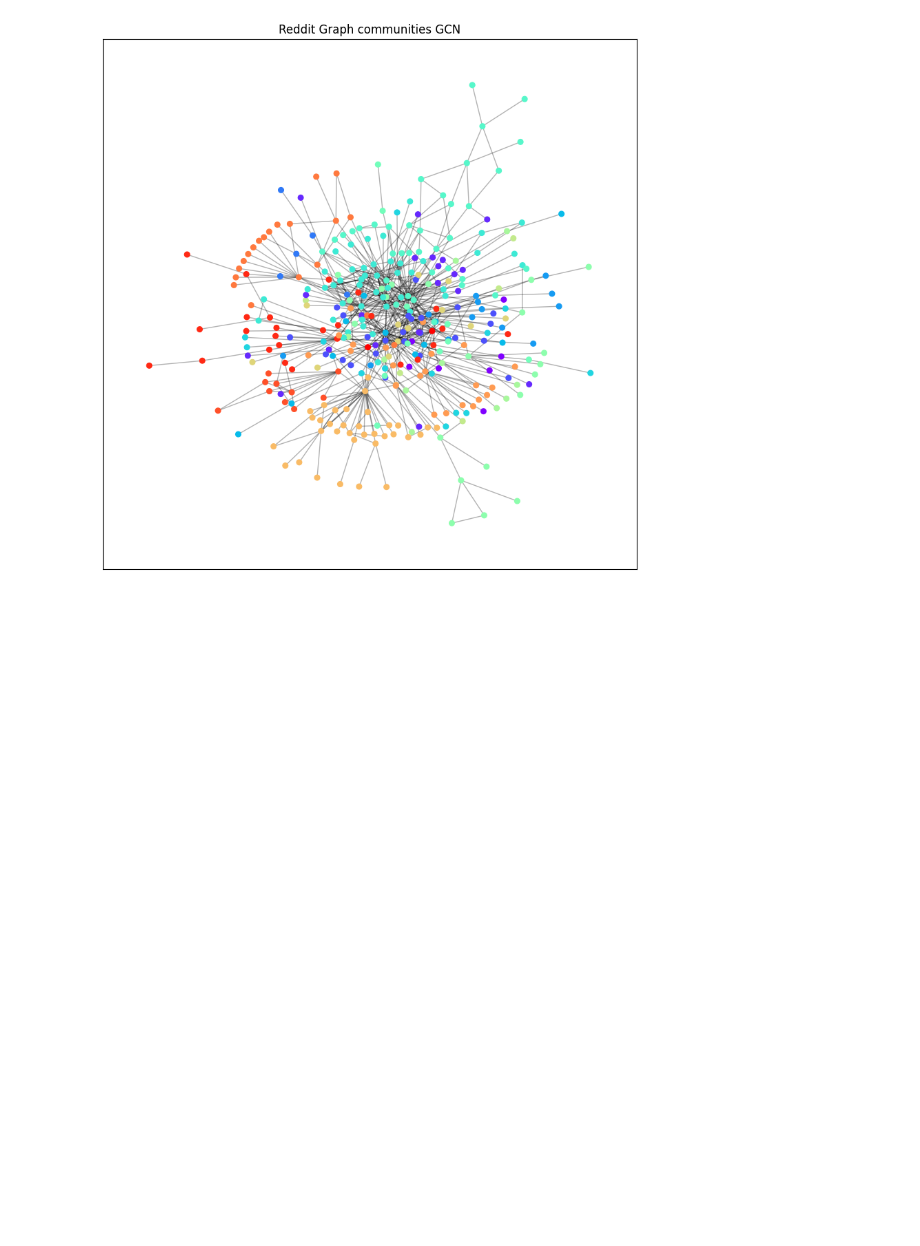
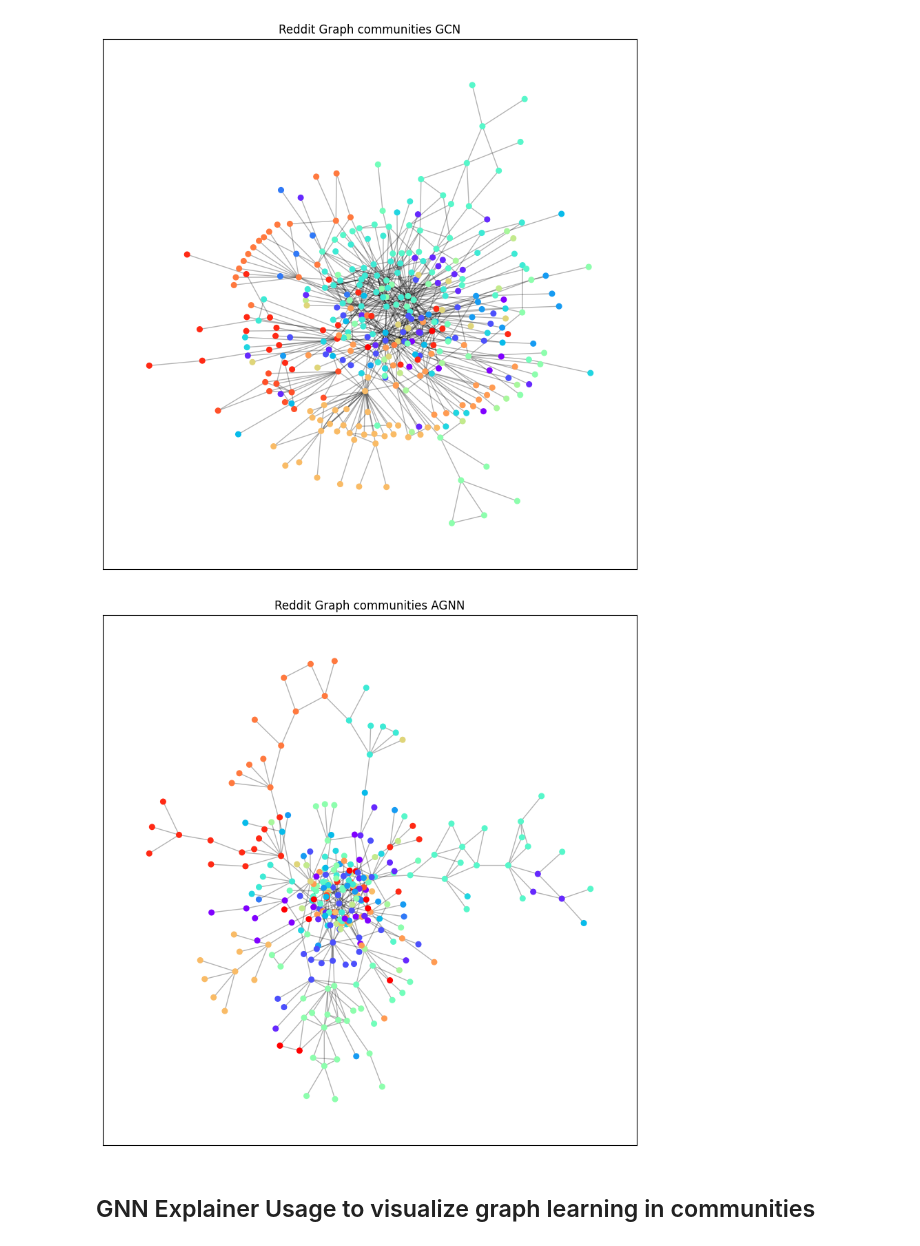
Before and after one commit to Rohit-Chandiramani/RedditCommunityDetection, a Jupyter notebook: CommunityDetectionReddit.ipynb, the cells around one changed output. Cells and saved outputs as stored; diff of their text form; code cells hidden in the pictures; blank space fills up the shorter version.

```diff
--- a/CommunityDetectionReddit.ipynb
+++ b/CommunityDetectionReddit.ipynb
@@ -649,7 +678,7 @@ def visualize_sampled_communities(G, partition_dict, num_samples_per_community=5
     nx.draw_networkx_edges(subgraph, pos, alpha=0.3)
 
 
-    plt.title('Reddit Graph communities Louvain')
+    plt.title('Reddit Graph communities AGNN')
     plt.show()
 # %%
 visualize_sampled_communities(G, partition_dict_louvain)
@@ -659,3 +688,9 @@ visualize_sampled_communities(G, partition_dict_louvain)
 visualize_sampled_communities(G, partition_dict_GCN)
 # %% [output]
 [figure]
+# %%
+visualize_sampled_communities(G, partition_dict_AGNN)
+# %% [output]
+[figure, added]
+# %% [markdown]
+## GNN Explainer Usage to visualize graph learning in communities
```
Also changed, not shown: parts of 19 cells of this notebook, 3 other files.
